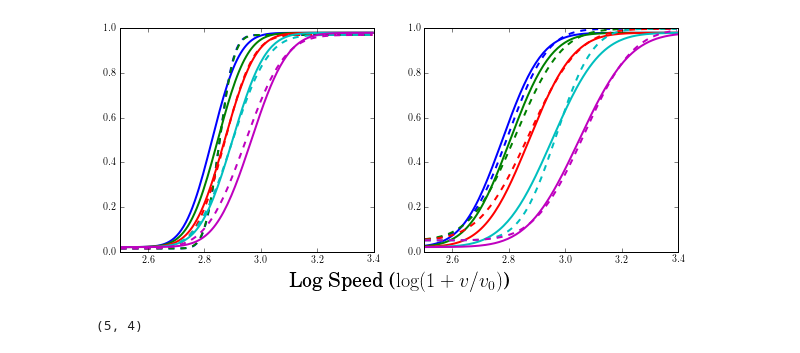
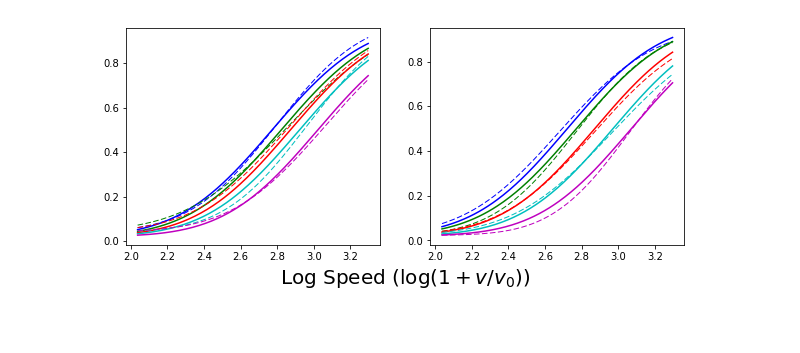
Before and after one commit to JonathanVacher/projects, a Jupyter notebook: bayesian_observer/syntheticDataFit.ipynb, the cells around one changed output. Saved outputs shown, nothing was run; the diff lists cells and outputs as text; code cells hidden in the pictures; blank space fills up the shorter version.

```diff
--- a/bayesian_observer/syntheticDataFit.ipynb
+++ b/bayesian_observer/syntheticDataFit.ipynb
@@ -249,27 +125,0 @@ Time (s): 200.291999817
-# %%
-fig0, axes0 = plt.subplots(nrows=2, ncols=2,figsize=(10, 8))
-
-m1 =  speed5[2]+xx[2]*xx[9]-xx[0:5]*xx[7:12]
-s1 = xx[7:12] + xx[9]
-m2 =  speed5[2]+xx[4]*xx[11]-xx[2:7]*xx[9:14]
-s2 =  xx[9:14] + xx[11]
-
-a1 = xx[14]
-b1 = xx[15]
-a2 = xx[16]
-b2 = xx[17]
-
-for i in range(nBlocks.shape[0]):
-    axes0[1,0].plot(freq[0:7], xx[7:14,i], '--s', label='$\hat{\hat \sigma}_z$, $\mbox{nBlock} = %d$' %nBlocks[i]);
-    axes0[1,1].plot(freq[0:7], xx[0:7,i], '--s', label='$\hat{\hat a}_z$, $\mbox{nBlock} = %d$' %nBlocks[i]);
-    axes0[0,0].plot(freq[0:7], sz0[:,i], '--s', label='$\hat \sigma_z$, $\mbox{nBlock} = %d$' %nBlocks[i]);
-    axes0[0,1].plot(freq[0:7], az0[:,i], '--s', label='$\hat a_z$, $\mbox{nBlock} = %d$' %nBlocks[i]);
-
-axes0[0,0].plot(freq, sz, ls='-', marker='o', color='k', label='$\sigma_z$')
-axes0[0,1].plot(freq, az, ls='-', marker='o', color='k', label='$a_z$')
-axes0[1,0].plot(freq, sz, ls='-', marker='o', color='k', label='$\sigma_z$')
-axes0[1,1].plot(freq, az, ls='-', marker='o', color='k', label='$a_z$')
-axes0[0,0].legend(loc='best',fontsize=15.0);
-axes0[0,1].legend(loc='best',fontsize=15.0);
-axes0[1,0].legend(loc='best',fontsize=15.0);
-axes0[1,1].legend(loc='best',fontsize=15.0);
@@ -278,37 +195,26 @@ axes0[1,1].legend(loc='best',fontsize=15.0);
 # %%
 # check the fitted psychometric curves
 fig1, axes1 = plt.subplots(nrows=1, ncols=2,figsize=(10, 4))
-k = 0
 
 from itertools import cycle
 colors = ['b','g','r','c','m']
 colorcycler1 = cycle(colors)
 colorcycler2 = cycle(colors)
 colorcycler3 = cycle(colors)
 colorcycler4 = cycle(colors)
 
-psyFunFitted1 = psyFun(spe, a1[k], b1[k], m1[:,k], s1[:,k])
-psyFunFitted2 = psyFun(spe, a2[k], b2[k], m2[:,k], s2[:,k])
+psyFunFitted1 = psyFun(spe, a1, b1, speedSamp[2]+muzz0, sigzz0)
+psyFunFitted2 = psyFun(spe, a2, b2, speedSamp[2]+muzz1, sigzz1)
 psyFun1 = psyFun(spe,aa1,bb1,mu1,si1)
 psyFun2 = psyFun(spe,aa2,bb2,mu2,si2)
 
 for i in range(5):
-    axes1[0].plot(spe, psyFunFitted1[:,i], '--', lw=2, color=next(colorcycler1));
-    axes1[1].plot(spe, psyFunFitted2[:,i], '--', lw=2, color=next(colorcycler2));
-    axes1[0].plot(spe, psyFun1[:,i], lw=2, color=next(colorcycler3));
-    axes1[1].plot(spe, psyFun2[:,i], lw=2, color=next(colorcycler4));
+    axes1[0].plot(spe, psyFunFitted1[:,i], '--', lw=1, color=next(colorcycler1));
+    axes1[1].plot(spe, psyFunFitted2[:,i], '--', lw=1, color=next(colorcycler2));
+    axes1[0].plot(spe, psyFun1[:,i], lw=1.5, color=next(colorcycler3));
+    axes1[1].plot(spe, psyFun2[:,i], lw=1.5, color=next(colorcycler4));
 
 axes1[0].set_xlabel(r'Log Speed ($\log(1+v/v_0)$)', fontsize=20);
 axes1[0].xaxis.set_label_coords(1.1, -0.1)
 # %% [output]
-[figure, old version]
+[figure, new version]
-# %%
-# store the fitted psychometric functions
-
-S1 = ()
-S2 = ()
-for k in range(nBlocks.shape[0]):
-    S1 = S1 + (psyFun(speed5[:,np.newaxis], a1[k], b1[k], m1[:,k], s1[:,k]),)
-    S2 = S2 + (psyFun(speed5[:,np.newaxis], a2[k], b2[k], m2[:,k], s2[:,k]),)
-# %% [output]
-(5, 4)
```
Also changed, not shown: parts of 28 cells of this notebook, 15 other files.
